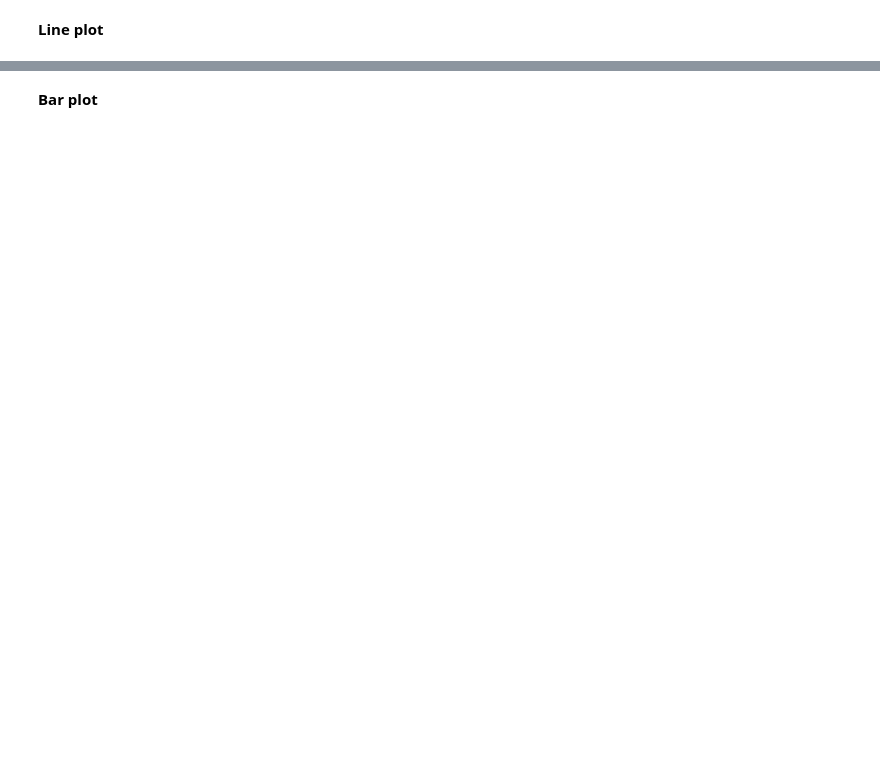
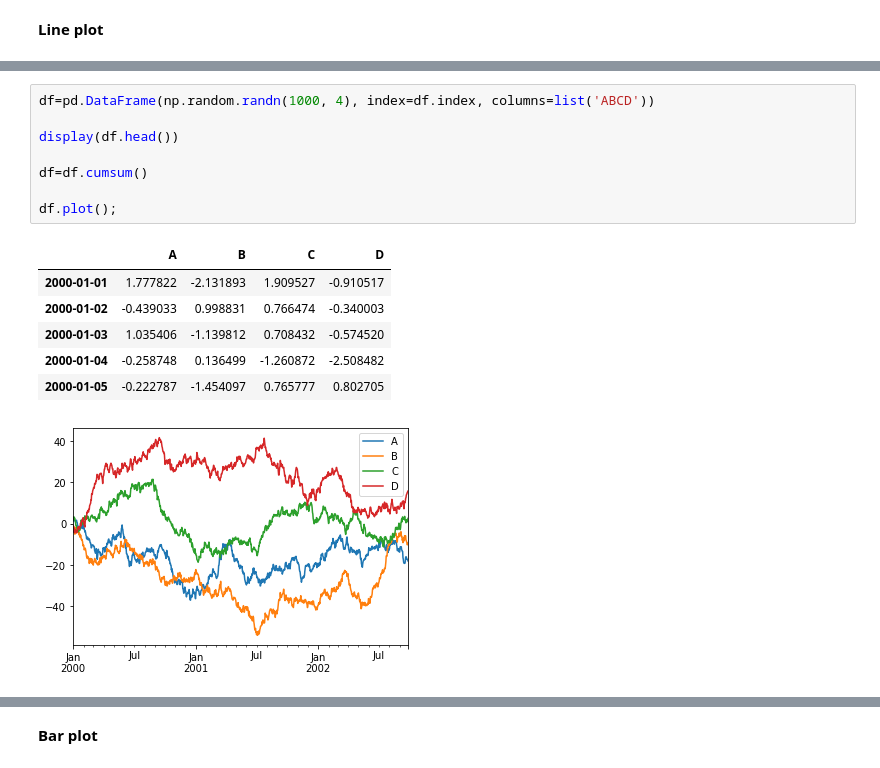
Before and after one commit to Ironhack-Data-Madrid-Abril-2021/Material_Clase, a Jupyter notebook: semana_4/2.2 - Visualizacion con Pandas.ipynb, the cells around one changed output, grey strips where cells are left out. Drawn from its saved outputs; the diff is of its cells as text; blank space fills up the shorter version.

```diff
--- a/semana_4/2.2 - Visualizacion con Pandas.ipynb
+++ b/semana_4/2.2 - Visualizacion con Pandas.ipynb
@@ -6,0 +32,16 @@ https://pandas.pydata.org/pandas-docs/stable/user_guide/visualization.html
+# %%
+df=pd.DataFrame(np.random.randn(1000, 4), index=df.index, columns=list('ABCD'))
+
+display(df.head())
+
+df=df.cumsum()
+
+df.plot();
+# %% [output]
+|  | A | B | C | D |
+| 2000-01-01 | 1.777822 | -2.131893 | 1.909527 | -0.910517 |
+| 2000-01-02 | -0.439033 | 0.998831 | 0.766474 | -0.340003 |
+| 2000-01-03 | 1.035406 | -1.139812 | 0.708432 | -0.574520 |
+| 2000-01-04 | -0.258748 | 0.136499 | -1.260872 | -2.508482 |
+| 2000-01-05 | -0.222787 | -1.454097 | 0.765777 | 0.802705 |
+[figure, added]
```
Also changed, not shown: parts of 29 cells of this notebook.
